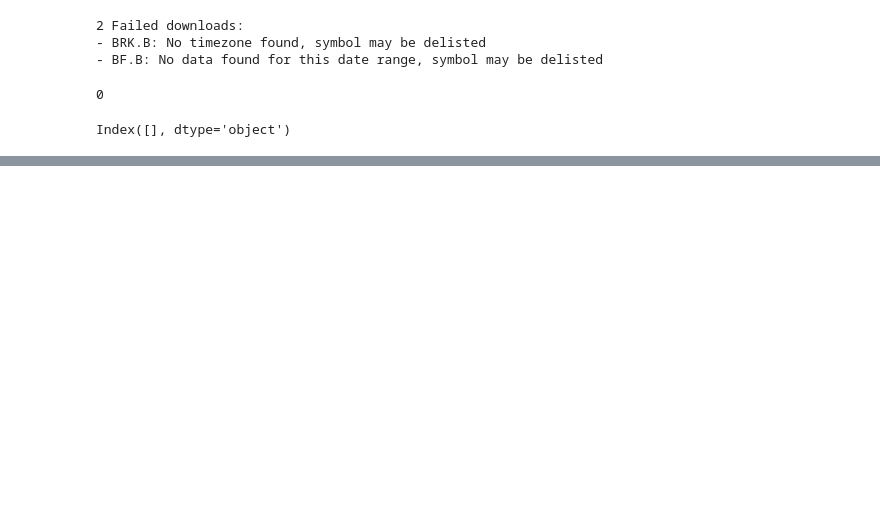
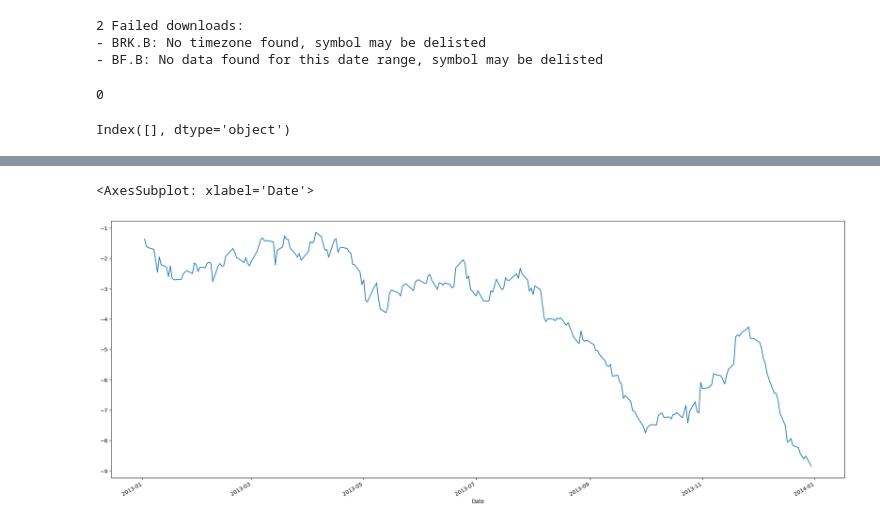
Before and after one commit to shishanconcordia/pairs_trading, a Jupyter notebook: pair_trading.ipynb, the cells around one changed output, grey strips where cells are left out. Cells and saved outputs as stored; diff of their text form; code cells hidden in the pictures; blank space fills up the shorter version.

```diff
--- a/pair_trading.ipynb
+++ b/pair_trading.ipynb
@@ -311,0 +303,8 @@ KeyError: ('Adj Close', 'BAC')
+# %%
+raw_dt = yf.download(['bac', 'mgm'], interval= '1d', start= '2013-01-01', end='2013-12-31', show_errors=True, progress=False)
+
+# raw_dt.loc[:, 'Adj Close'].plot.scatter(x = 'BAC', y = 'MGM')
+(raw_dt.loc[:, ('Adj Close', 'BAC')] - raw_dt.loc[:, ('Adj Close', 'MGM')]).plot(figsize = (25, 10))
+# %% [output]
+<AxesSubplot: xlabel='Date'>
+[figure, added]
```
Also changed, not shown: parts of 18 cells of this notebook, 2 other files.
